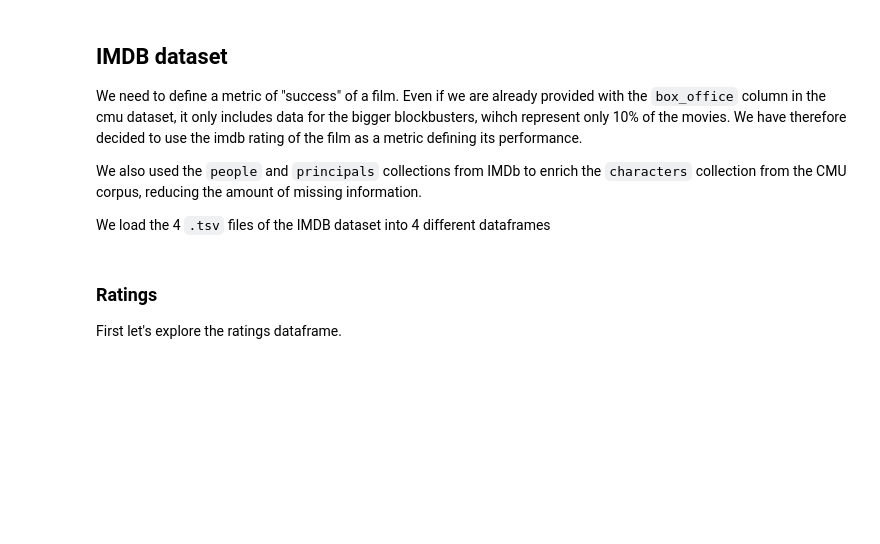
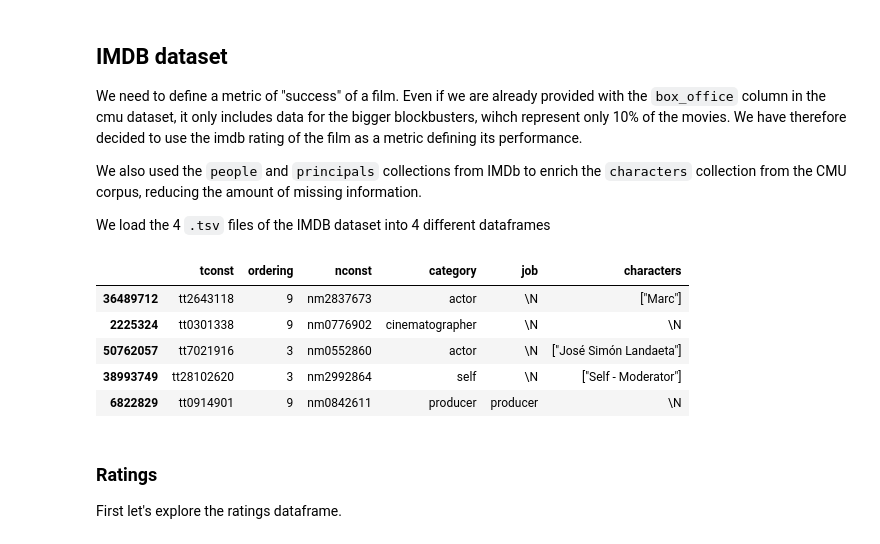
Before and after one commit to epfl-ada/ada-2023-project-advanceddataarsonists, a Jupyter notebook: initial_analyses.ipynb, the cells around one changed output. Cells and saved outputs as stored; diff of their text form; code cells hidden in the pictures; blank space fills up the shorter version.

```diff
--- a/initial_analyses.ipynb
+++ b/initial_analyses.ipynb
@@ -233,6 +231,15 @@ imdb_ratings_df = load_imdb_ratings()
 imdb_title_df = load_imdb_title_basics()
 imdb_principals_df = load_imdb_title_principals()
 imdb_people_df = load_imdb_person_basics()
+# %%
+imdb_principals_df.sample(5)
+# %% [output]
+|  | tconst | ordering | nconst | category | job | characters |
+| 36489712 | tt2643118 | 9 | nm2837673 | actor | \N | ["Marc"] |
+| 2225324 | tt0301338 | 9 | nm0776902 | cinematographer | \N | \N |
+| 50762057 | tt7021916 | 3 | nm0552860 | actor | \N | ["José Simón Landaeta"] |
+| 38993749 | tt28102620 | 3 | nm2992864 | self | \N | ["Self - Moderator"] |
+| 6822829 | tt0914901 | 9 | nm0842611 | producer | producer | \N |
 # %% [markdown]
 ### Ratings
 
```
Also changed, not shown: parts of 33 cells of this notebook, 1 other file.
